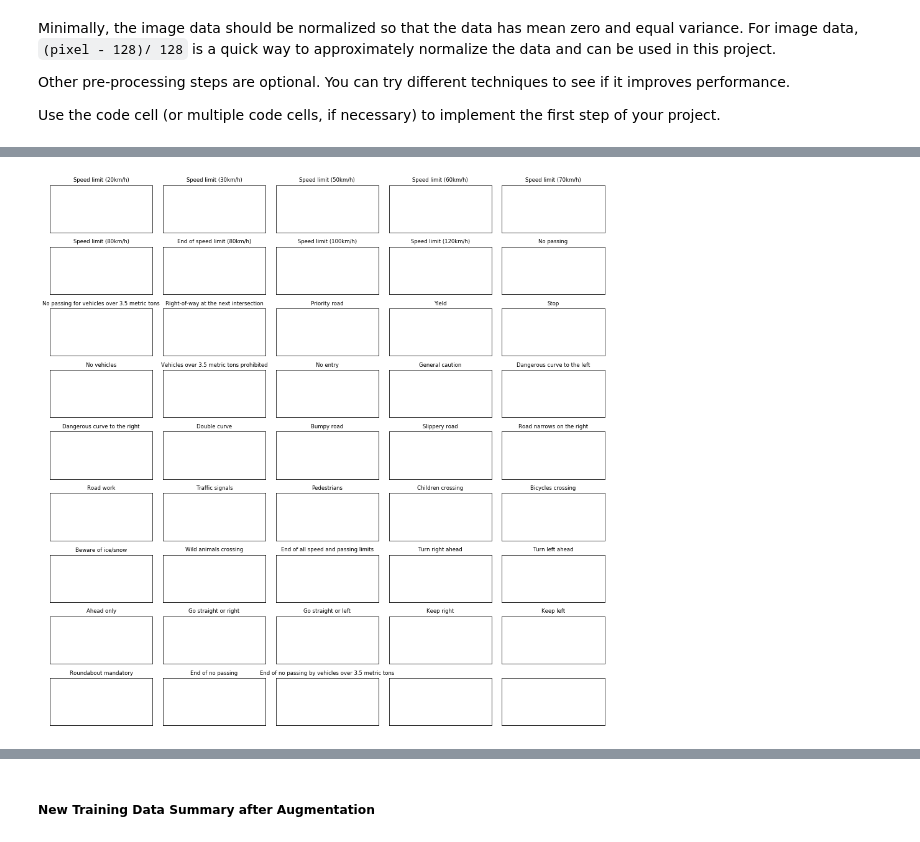
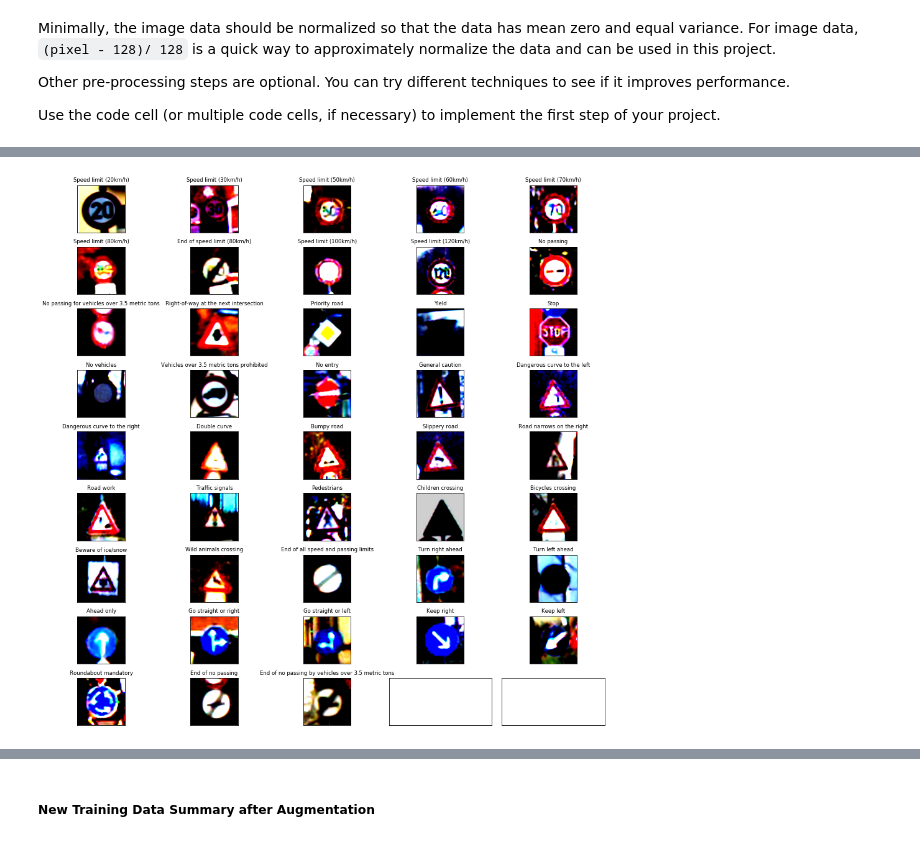
Before and after one commit to asadziach/CarND-Traffic-Sign-Classifier-Project, a Jupyter notebook: Traffic_Sign_Classifier.ipynb, the cells around one changed output, grey strips where cells are left out. Drawn from its saved outputs; the diff is of its cells as text; code cells hidden in the pictures.

```diff
--- a/Traffic_Sign_Classifier.ipynb
+++ b/Traffic_Sign_Classifier.ipynb
@@ -175,8 +177,8 @@ import tensorflow as tf
 def preprocess(x_in):
 
     x_out = []
-    x_in_t = tf.image.rgb_to_grayscale(x_in)
-    x_in_t = tf.map_fn(lambda img: tf.image.per_image_standardization(img), x_in_t, dtype=tf.float32)
+    #x_in_t = tf.image.rgb_to_grayscale(x_in)
+    x_in_t = tf.map_fn(lambda img: tf.image.per_image_standardization(img), x_in, dtype=tf.float32)
 
     with tf.Session() as sess:
         x_out = x_in_t.eval()
@@ -192,16 +194,16 @@ Wall time: 11 s
 # %%
 fig, axes = plt.subplots(rows, columns, figsize=figsize,
                          subplot_kw={'xticks': [], 'yticks': []})
 
 fig.subplots_adjust(hspace=0.3, wspace=0.10)
 
 for ax, i in zip(axes.flat, indices):
-#    ax.imshow(X_train[i], interpolation='lanczos', cmap='viridis')
+    ax.imshow(X_train[i], interpolation='lanczos', cmap='viridis')
     ax.set_title(sign_names[y_train[i]], fontsize=fontsize)
 
 plt.show()
 # %% [output]
-[figure, old version]
+[figure, new version]
 # %%
 import math
 
```
Also changed, not shown: parts of 27 cells of this notebook.
